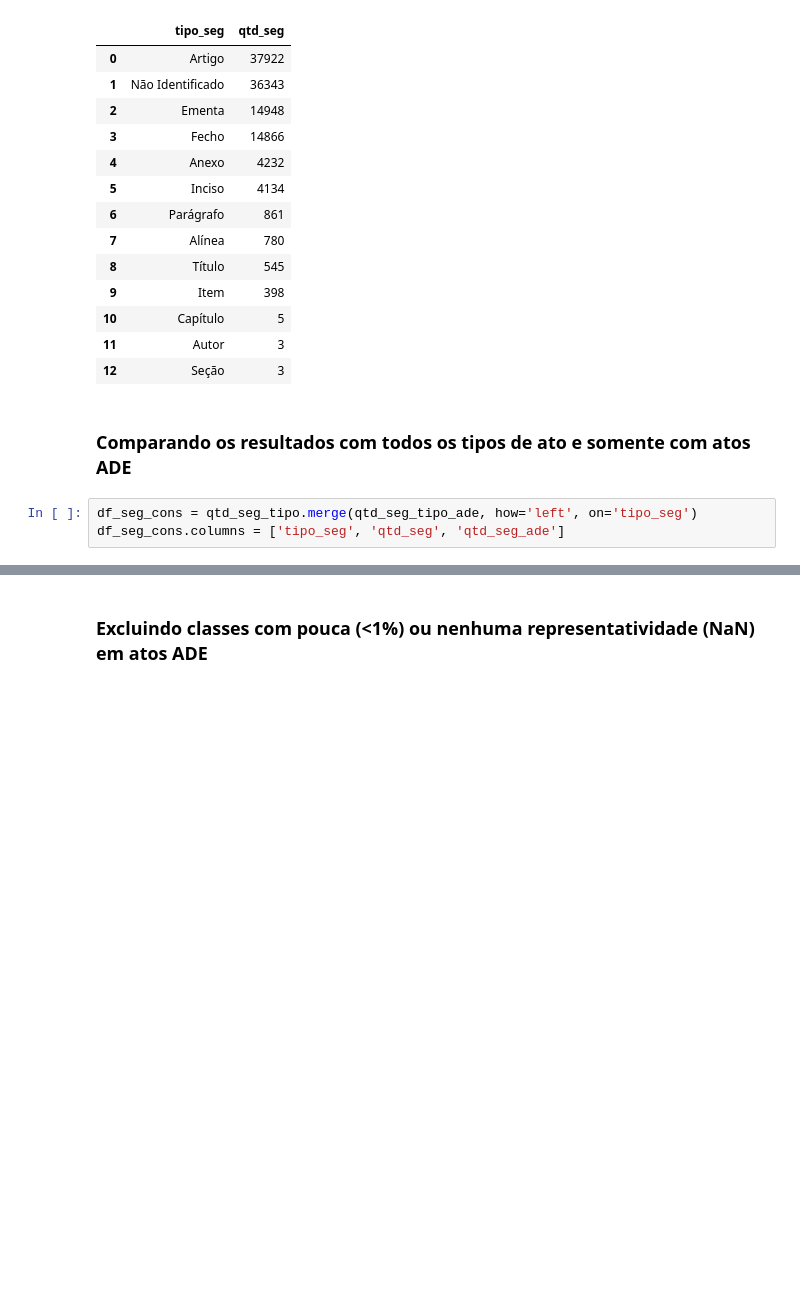
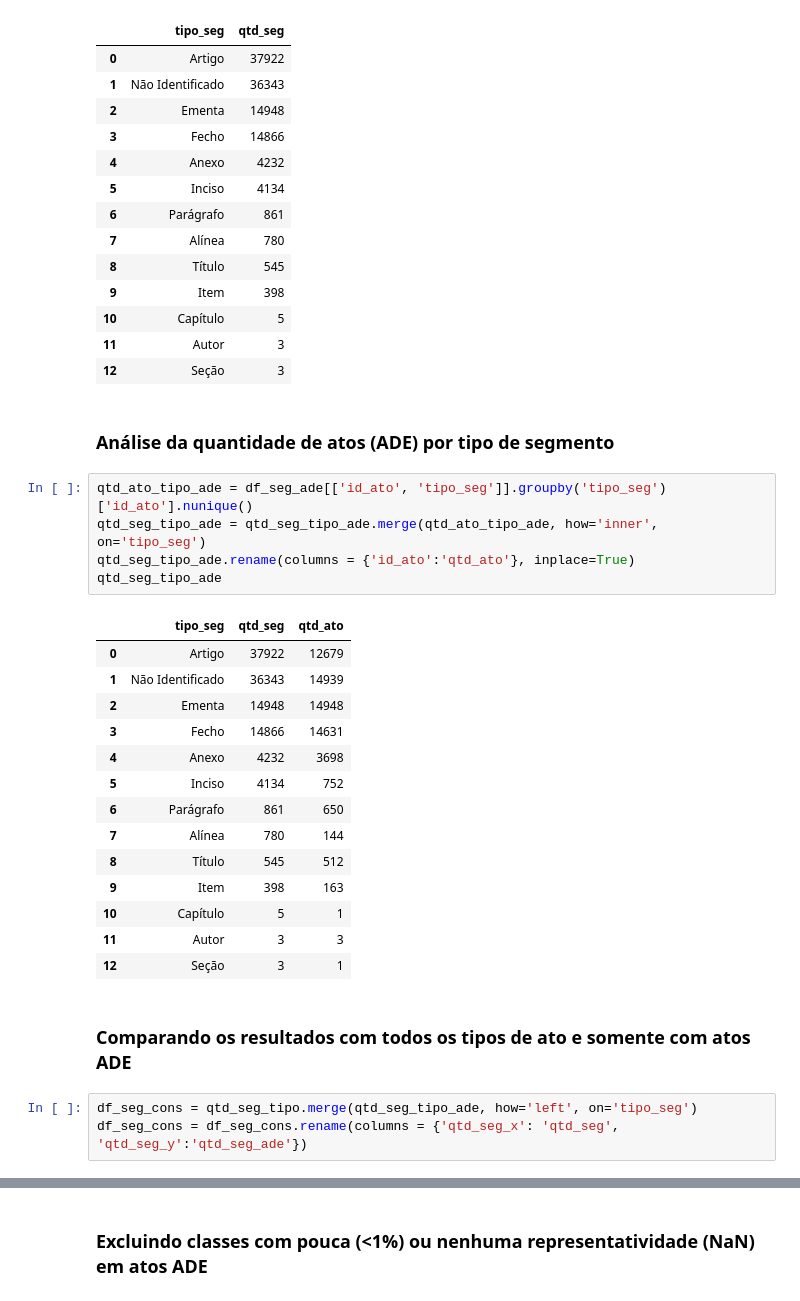
Before and after one commit to correialc/saan, a Jupyter notebook: analise-exploratoria.ipynb, the cells around one changed output, grey strips where cells are left out. Drawn from its saved outputs; the diff is of its cells as text; blank space fills up the shorter version.

```diff
--- a/analise-exploratoria.ipynb
+++ b/analise-exploratoria.ipynb
@@ -162,11 +167,33 @@ qtd_seg_tipo_ade
 | 10 | Capítulo | 5 |
 | 11 | Autor | 3 |
 | 12 | Seção | 3 |
+# %% [markdown]
+### Análise da quantidade de atos (ADE) por tipo de segmento
+# %%
+qtd_ato_tipo_ade = df_seg_ade[['id_ato', 'tipo_seg']].groupby('tipo_seg')['id_ato'].nunique()
+qtd_seg_tipo_ade = qtd_seg_tipo_ade.merge(qtd_ato_tipo_ade, how='inner', on='tipo_seg')
+qtd_seg_tipo_ade.rename(columns = {'id_ato':'qtd_ato'}, inplace=True)
+qtd_seg_tipo_ade
+# %% [output]
+|  | tipo_seg | qtd_seg | qtd_ato |
+| 0 | Artigo | 37922 | 12679 |
+| 1 | Não Identificado | 36343 | 14939 |
+| 2 | Ementa | 14948 | 14948 |
+| 3 | Fecho | 14866 | 14631 |
+| 4 | Anexo | 4232 | 3698 |
+| 5 | Inciso | 4134 | 752 |
+| 6 | Parágrafo | 861 | 650 |
+| 7 | Alínea | 780 | 144 |
+| 8 | Título | 545 | 512 |
+| 9 | Item | 398 | 163 |
+| 10 | Capítulo | 5 | 1 |
+| 11 | Autor | 3 | 3 |
+| 12 | Seção | 3 | 1 |
 # %% [markdown]
 ### Comparando os resultados com todos os tipos de ato e somente com atos ADE
 # %%
 df_seg_cons = qtd_seg_tipo.merge(qtd_seg_tipo_ade, how='left', on='tipo_seg')
-df_seg_cons.columns = ['tipo_seg', 'qtd_seg', 'qtd_seg_ade']
+df_seg_cons = df_seg_cons.rename(columns = {'qtd_seg_x': 'qtd_seg', 'qtd_seg_y':'qtd_seg_ade'})
 # %%
 ax = df_seg_cons.plot(kind='bar', x='tipo_seg', figsize=(20,8))
 ax.set_title('Comparativo da Quantidade de Segmentos - Todos vs ADE', fontsize=20)
```
Also changed, not shown: parts of 7 cells of this notebook.
